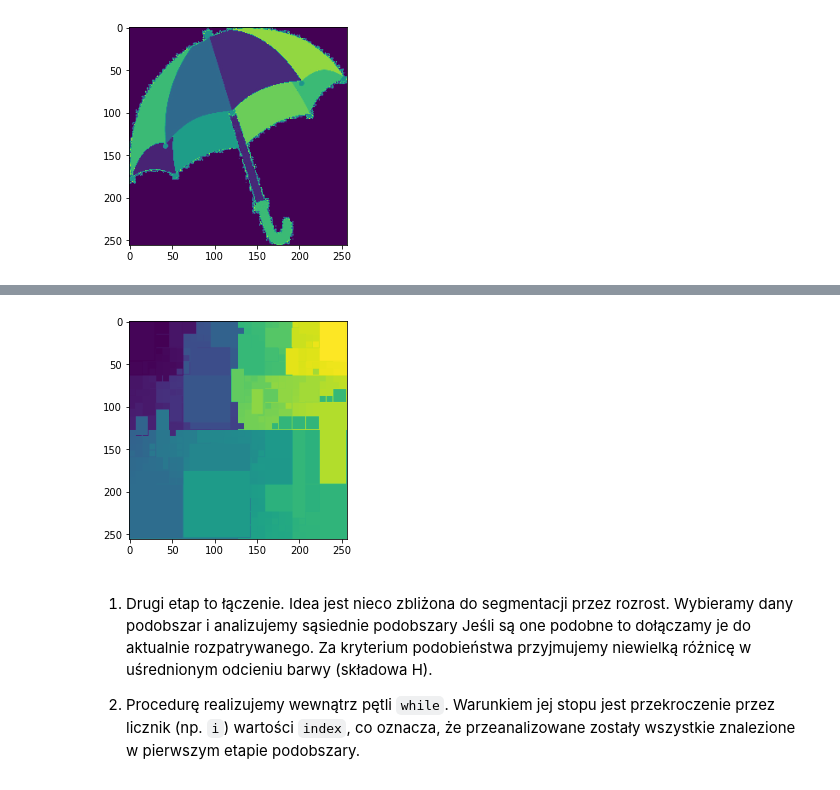
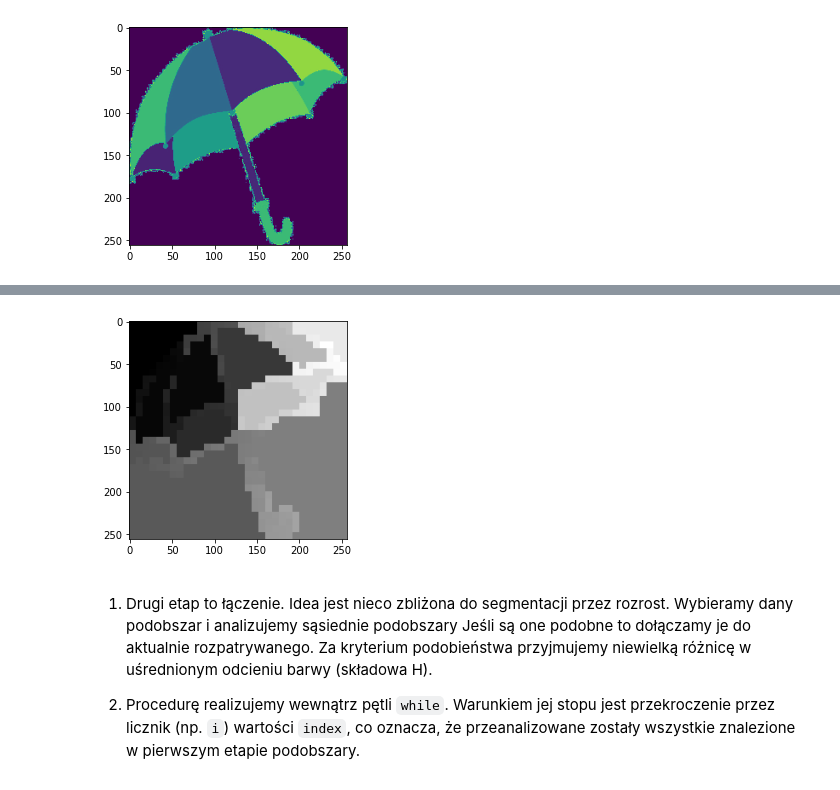
Before and after one commit to RysiekPrecikowski/WDCPO, a Jupyter notebook: sem6/lab3/10_segmentation.ipynb, the cells around one changed output, grey strips where cells are left out. Saved outputs shown, nothing was run; the diff lists cells and outputs as text; code cells hidden in the pictures.

```diff
--- a/sem6/lab3/10_segmentation.ipynb
+++ b/sem6/lab3/10_segmentation.ipynb
@@ -337,13 +337,14 @@ tr_std = 0.05
 s = 8
 tr_size = (s, s)
 
-seq_res = np.zeros_like(umbrella_h, dtype="int16")
-mean_res = np.zeros_like(umbrella_h)
+seq_res = np.ones_like(umbrella_h, dtype="int16")
+mean_res = np.zeros_like(umbrella_h, dtype="int16")
 index = 1
 
 
 def split(img, x1, x2, y1, y2):
     p = img[x1: x2, y1: y2]
+    print((x1, x2), (y1, y2))
     mean = np.mean(p)
     std = np.std(p)
     size = x2-x1, y2-y1
@@ -376,6 +377,8 @@ plt.imshow(seq_res)
 plt.show()
 
 plt.title("mean res")
-plt.imshow(mean_res)
+plt.imshow(mean_res, 'gray')
 plt.show()
+
+print(np.unique(seq_res))
 # %% [output]
@@ -386,9 +423,13 @@ idx = index + 1
 
 idx = 0
 
-tr_mean = 5
+tr_mean = 2
+
+seq = np.copy(seq_res)
+
 while idx < index:
-    p = seq_res == idx
+    # print(f"IDX {idx}\n")
+    p = seq == idx
     p = p.astype("uint8")
 
     if not np.any(p):
@@ -398,12 +439,12 @@ while idx < index:
     y, x = np.nonzero(p)
     first = y[0], x[0]
     last = y[-1], x[-1]
-
+    #
     # print(first, last)
 
     dil = cv2.dilate(p, cv2.getStructuringElement(cv2.MORPH_RECT,(3,3)))
     frame = dil - p
-    mult = seq_res * frame
+    mult = seq * frame
 
     mult_nz = mult[np.nonzero(mult)]
     mult_uniq = np.unique(mult_nz)
@@ -414,46 +455,54 @@ while idx < index:
     # plt.imshow(dil)
     # plt.show()
     #
     # plt.imshow(mult)
     # plt.show()
     #
     # print(mult_uniq)
 
     merged = False
     for neigh in mult_uniq:
-        p_neigh = seq_res == neigh
+        p_neigh = seq == neigh
         p_neigh = p_neigh.astype("uint8")
 
         if not np.any(p_neigh):
-            idx += 1
+            # idx += 1
             continue
+
 
         y, x = np.nonzero(p_neigh)
         first_neigh = y[0], x[0]
+        last_neigh = y[-1], x[-1]
 
-        # print(mean_res[first] - mean_res[first_neigh])
+        # print(f"\t{neigh} {first_neigh} {last_neigh}")
+    #     # print(mean_res[first] - mean_res[first_neigh])
+    #
+        if not seq_res[y[0]: y[-1], x[0]: x[-1]].size > 0:
+    #         idx += 1
+            continue
+    #
+        if abs(mean_res[first] - mean_res[first_neigh]) < tr_mean:
+    #         # print(y[0], x[0], y[-1], x[-1])
+    #         # print(seq_res[y[0]: y[-1], x[0]: x[-1]])
+            seq[y[0]: y[-1]+1, x[0]: x[-1]+1] = idx
 
-        if not seq_res[y[0]: y[-1], x[0]: x[-1]].size > 0:
-            idx += 1
-            continue
-
-        if abs(mean_res[first] - mean_res[first_neigh]) < tr_mean:
-            # print(y[0], x[0], y[-1], x[-1])
-            # print(seq_res[y[0]: y[-1], x[0]: x[-1]])
-            seq_res[y[0]: y[-1], x[0]: x[-1]] = idx
             merged = True
 
     # plt.imshow(seq_res)
     # plt.show()
+    # print(f"MERGED {merged}")
     if not merged:
         idx += 1
+
+    # if idx == 2:
+    #     break
     # idx += 1
     # print(idx)
 
-plt.imshow(seq_res)
+plt.imshow(seq, "gray")
 plt.show()
 # %% [output]
-[figure, old version]
+[figure, new version]
 # %% [markdown]
 1. Drugi etap to łączenie.
    Idea jest nieco zbliżona do segmentacji przez rozrost.
```
Also changed, not shown: parts of 1 cell of this notebook, 2 other files.
